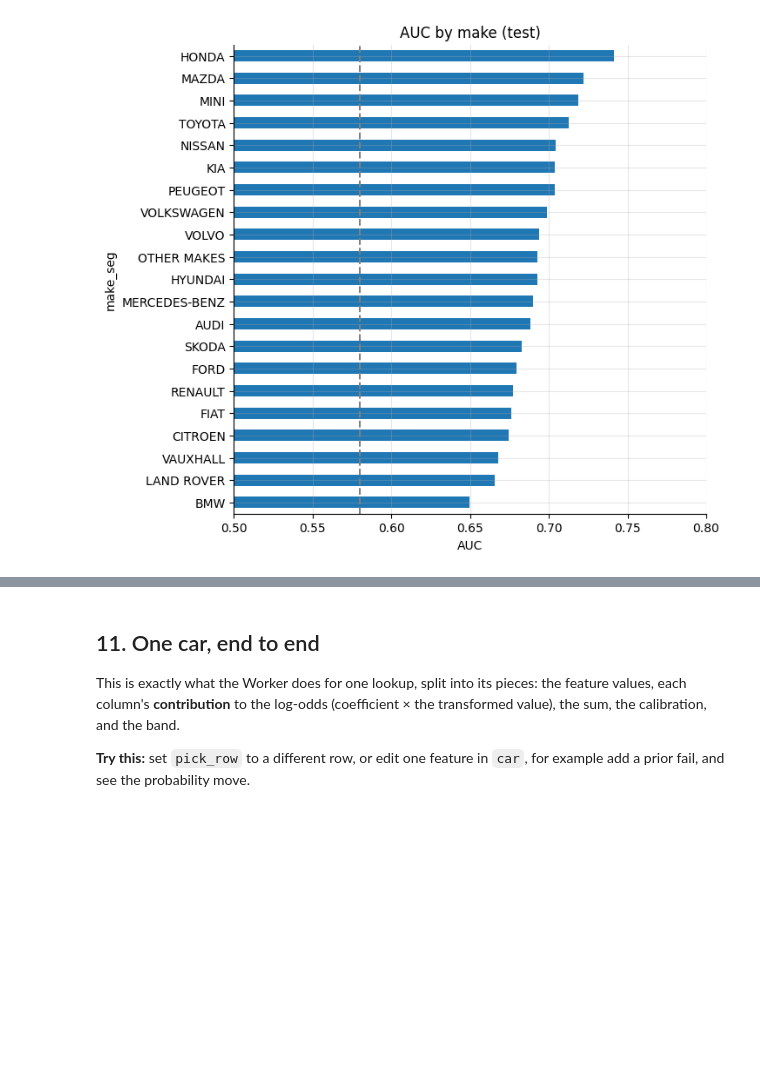
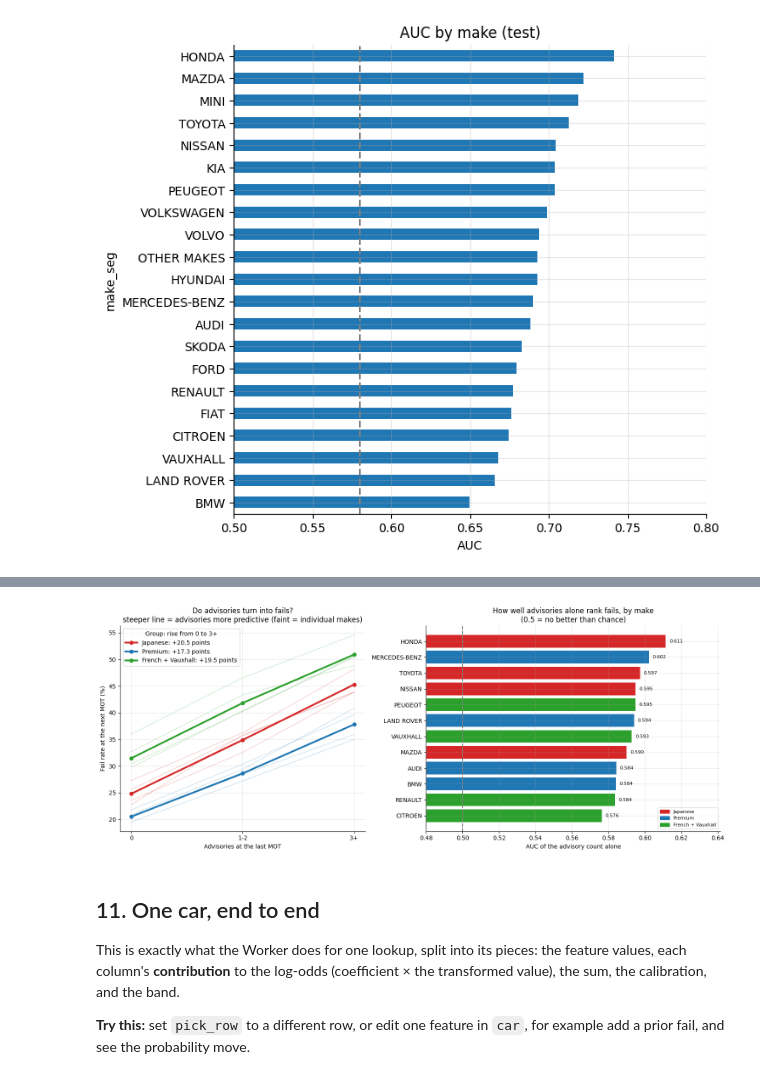
Before and after one commit to S-Azeem/MOT_failure_predictor_logistic, a Jupyter notebook: failure_model_walkthrough.ipynb, the cells around one changed output, grey strips where cells are left out. Cells and saved outputs as stored; diff of their text form; code cells hidden in the pictures; blank space fills up the shorter version.

```diff
--- a/failure_model_walkthrough.ipynb
+++ b/failure_model_walkthrough.ipynb
@@ -944,3 +944,21 @@ ax = auc_by_make.plot(kind="barh", figsize=(7, 7), title="AUC by make (test)")
 ax.axvline(0.58, ls="--", color="grey"); ax.set_xlabel("AUC"); ax.set_xlim(0.5, 0.8); plt.show()
 # %% [output]
 [figure]
+# %%
+groups = {"Japanese": ["HONDA", "MAZDA", "TOYOTA", "NISSAN"],
+          "Premium": ["BMW", "LAND ROVER", "MERCEDES-BENZ", "AUDI"],
+          "French + Vauxhall": ["RENAULT", "CITROEN", "PEUGEOT", "VAUXHALL"]}
+hist = train[train["prev_advisories"].notna()].copy()
+hist["adv_band"] = pd.cut(hist["prev_advisories"], [-1, 0, 2, 100], labels=["0", "1-2", "3+"])
+
+rows = []
+for gname, makes_in in groups.items():
+    for mk in makes_in + [gname]:
+        sub = hist[hist["make"].isin(makes_in)] if mk == gname else hist[hist["make"] == mk]
+        rates = sub.groupby("adv_band", observed=True)["target_failed"].mean() * 100
+        rows.append({"group": gname, "make": mk if mk != gname else f"ALL {gname}",
+                     "fail % (0 adv)": rates.get("0"), "fail % (3+ adv)": rates.get("3+"),
+                     "lift 0 to 3+ (points)": rates.get("3+") - rates.get("0"),
+                     "AUC of advisories alone": roc_auc_score(sub["target_failed"], sub["prev_advisories"]),
+                     "cars": len(sub)})
+pd.DataFrame(rows).set_index(["group", "make"]).round(2)
@@ -947,3 +983,44 @@ ax.axvline(0.58, ls="--", color="grey"); ax.set_xlabel("AUC"); ax.set_xlim(0.5,
+# %%
+groups = {"Japanese": ["HONDA", "MAZDA", "TOYOTA", "NISSAN"],
+          "Premium": ["BMW", "LAND ROVER", "MERCEDES-BENZ", "AUDI"],
+          "French + Vauxhall": ["RENAULT", "CITROEN", "PEUGEOT", "VAUXHALL"]}
+colours = {"Japanese": "tab:red", "Premium": "tab:blue", "French + Vauxhall": "tab:green"}
+bands = ["0", "1-2", "3+"]
+
+hist = train[train["prev_advisories"].notna()].copy()
+hist["adv_band"] = pd.cut(hist["prev_advisories"], [-1, 0, 2, 100], labels=bands)
+rate = lambda sub: sub.groupby("adv_band", observed=True)["target_failed"].mean().reindex(bands) * 100
+
+fig, (a1, a2) = plt.subplots(1, 2, figsize=(15, 6), gridspec_kw={"width_ratios": [1, 1.2]})
+
+# Left: fail rate by advisories at the last MOT, each group bold, its makes faint
+for g, makes_in in groups.items():
+    for mk in makes_in:
+        a1.plot(bands, rate(hist[hist["make"] == mk]), color=colours[g], alpha=0.25, lw=1)
+    r = rate(hist[hist["make"].isin(makes_in)])
+    a1.plot(bands, r, color=colours[g], lw=3, marker="o", label=f"{g}: +{r['3+'] - r['0']:.1f} points")
+a1.set(xlabel="Advisories at the last MOT", ylabel="Fail rate at the next MOT (%)",
+       title="Do advisories turn into fails?\nsteeper line = advisories more predictive (faint = individual makes)")
+a1.legend(title="Group: rise from 0 to 3+")
+
+# Right: how well the advisory count alone ranks fails, by make
+aucs = []
+for g, makes_in in groups.items():
+    for mk in makes_in:
+        sub = hist[hist["make"] == mk]
+        aucs.append((mk, g, roc_auc_score(sub["target_failed"], sub["prev_advisories"])))
+aucs = pd.DataFrame(aucs, columns=["make", "group", "auc"]).sort_values("auc")
+a2.barh(aucs["make"], aucs["auc"], color=[colours[g] for g in aucs["group"]])
+a2.axvline(0.5, ls="--", color="grey")
+for y_pos, v in enumerate(aucs["auc"]):
+    a2.text(v + 0.002, y_pos, f"{v:.3f}", va="center", fontsize=8)
+a2.set(xlabel="AUC of the advisory count alone", xlim=(0.48, max(aucs["auc"]) + 0.03),
+       title="How well advisories alone rank fails, by make\n(0.5 = no better than chance)")
+a2.legend(handles=[plt.Rectangle((0, 0), 1, 1, color=c) for c in colours.values()], labels=list(colours), fontsize=8)
+
+plt.tight_layout(); plt.show()
+# %% [output]
+[figure, added]
 # %% [markdown]
 ## 11. One car, end to end
 
```
Also changed, not shown: parts of 1 cell of this notebook.
